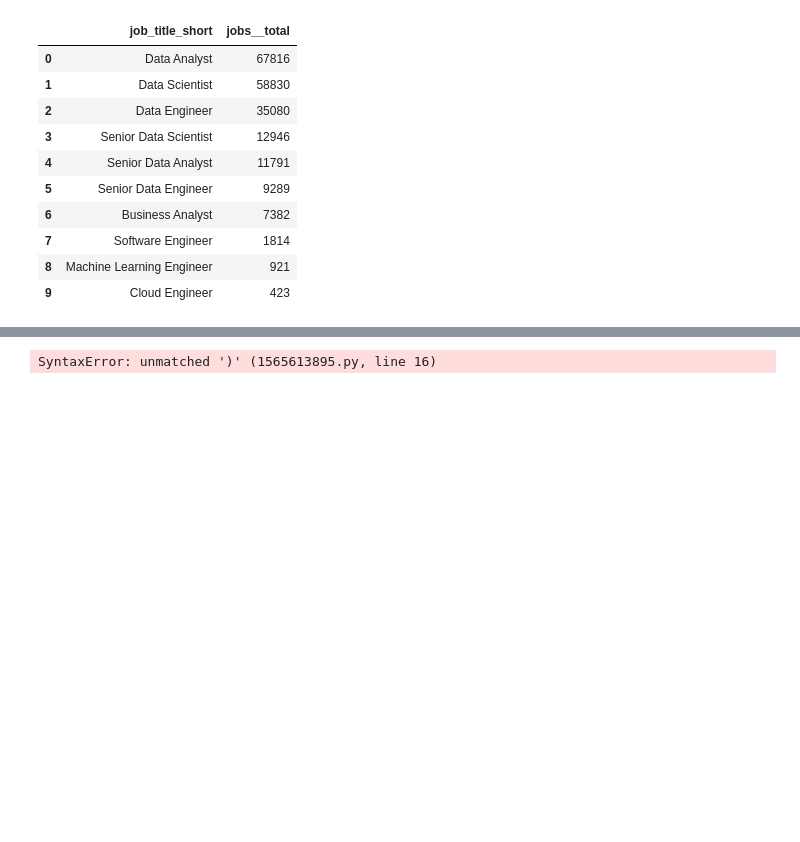
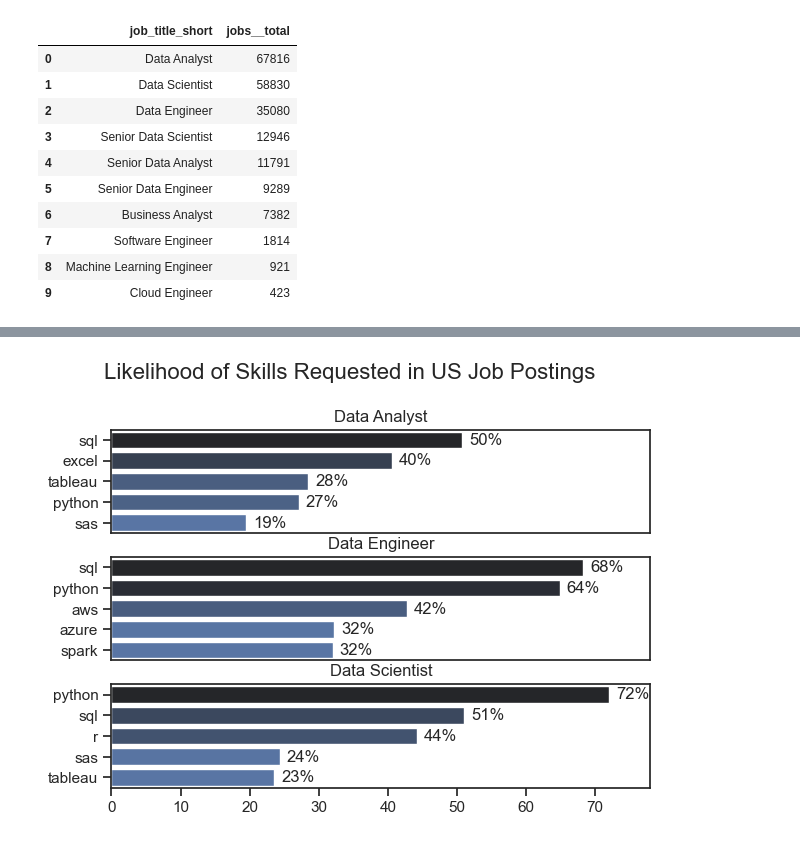
Before and after one commit to AdeniranSeun/Python_Data_Project, a Jupyter notebook: 3_Project/2_Skill_Demand.ipynb, the cells around one changed output, grey strips where cells are left out. Saved outputs shown, nothing was run; the diff lists cells and outputs as text; code cells hidden in the pictures; blank space fills up the shorter version.

```diff
--- a/3_Project/2_Skill_Demand.ipynb
+++ b/3_Project/2_Skill_Demand.ipynb
@@ -161,24 +161,27 @@ df_skill_percent
 # %%
 fig, ax = plt.subplots(len(job_titles), 1)
 
 sns.set_theme(style='ticks')
 
 for i, job_title in enumerate(job_titles):
     df_plot = df_skill_percent[df_skill_percent['job_title_short'] == job_title].head(5)
     # df_plot.plot(kind='barh', x='job_skills', y='skill_percent', ax=ax[i],  title=job_title)
     sns.barplot(data=df_plot, x='skill_percent', y='job_skills', ax=ax[i], hue='skill_percent', palette='dark:b_r')
     ax[i].set_ylabel('')
     ax[i].set_title(job_title)
     ax[i].set_xlim(0, 78)
     ax[i].set_xlabel('')
     ax[i].legend().set_visible(False)
 
     for n, v in enumerate(df_plot['skill_percent']):
-        ax[i].text(v + 1, n, (f'{v}%'), va= 'center')
+        ax[i].text(v + 1, n, f'{int(v)}%', va= 'center')
+
+    if i != len(job_titles) - 1:
+      ax[i].set_xticks([])
 
 fig.suptitle('Likelihood of Skills Requested in US Job Postings', fontsize=16)
 plt.tight_layout(h_pad=0.2)
 
 plt.show()
 # %% [output]
-SyntaxError: unmatched ')' (1565613895.py, line 16)
+[figure, added]
```
Also changed, not shown: parts of 4 cells of this notebook.
